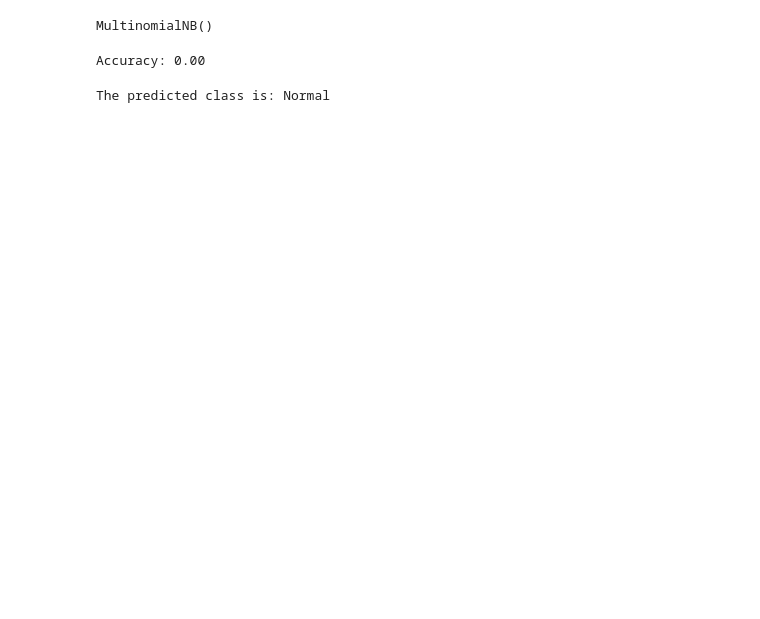
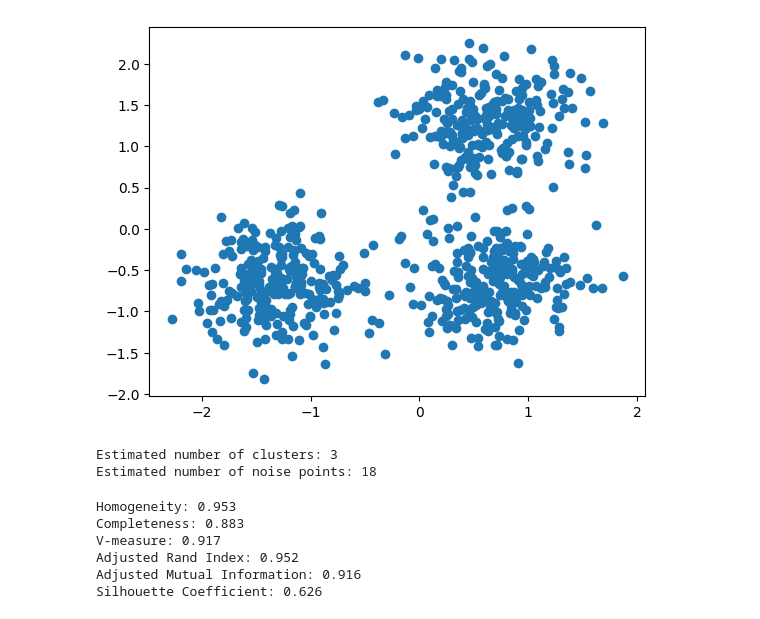
Before and after one commit to Eisawi7/date-mining-1, a Jupyter notebook: Welcome_To_Colab.ipynb, the cells around one changed output. Saved outputs shown, nothing was run; the diff lists cells and outputs as text; code cells hidden in the pictures; blank space fills up the shorter version.

```diff
--- a/Welcome_To_Colab.ipynb
+++ b/Welcome_To_Colab.ipynb
@@ -41,31 +2,0 @@ x_train, x_test, y_train, y_test = train_test_split(X, y, test_size=0.2, random_
-# %%
-from sklearn.naive_bayes import MultinomialNB
-
-
-model = MultinomialNB()
-
-model.fit(x_train, y_train)
-# %% [output]
-MultinomialNB()
-# %%
-y_pred = model.predict(x_train)
-
-
-from sklearn.metrics import accuracy_score
-
-accuracy = accuracy_score(y_test, y_pred)
-print(f"Accuracy: {accuracy:.2f}")
-# %% [output]
-Accuracy: 0.00
-# %%
-new_text = ["Dear Friend Lunch"]
-
-
-new_text_transformed = vectorizer.transform(new_text)
-
-
-prediction = model.predict(new_text_transformed)
-
-print(f"The predicted class is: {prediction[0]}")
-# %% [output]
-The predicted class is: Normal
@@ -71,0 +6,45 @@ The predicted class is: Normal
+# %%
+from sklearn.datasets import make_blobs
+from sklearn.preprocessing import StandardScaler
+centers = [[1, 1], [-1, -1], [1, -1]]
+X, labels_true = make_blobs(
+n_samples=750, centers=centers, cluster_std=0.4, random_state=0
+)
+X = StandardScaler().fit_transform(X)
+# %%
+import matplotlib.pyplot as plt
+plt.scatter(X[:, 0], X[:, 1])
+plt.show()
+# %% [output]
+[figure, added]
+# %%
+import numpy as np
+from sklearn import metrics
+from sklearn.cluster import DBSCAN
+db = DBSCAN(eps=0.3, min_samples=10).fit(X)
+labels = db.labels_
+# Number of clusters in labels, ignoring noise if present.
+n_clusters_ = len(set(labels)) - (1 if -1 in labels else 0)
+n_noise_ = list(labels).count(-1)
+print("Estimated number of clusters: %d" % n_clusters_)
+print("Estimated number of noise points: %d"%n_noise_)
+# %% [output]
+Estimated number of clusters: 3
+Estimated number of noise points: 18
+# %%
+print(f"Homogeneity: {metrics.homogeneity_score(labels_true, labels):.3f}")
+print(f"Completeness: {metrics.completeness_score(labels_true, labels):.3f}")
+print(f"V-measure: {metrics.v_measure_score(labels_true, labels):.3f}")
+print(f"Adjusted Rand Index: {metrics.adjusted_rand_score(labels_true, labels):.3f}")
+print(
+"Adjusted Mutual Information:"
+f" {metrics.adjusted_mutual_info_score(labels_true, labels):.3f}"
+)
+print(f"Silhouette Coefficient: {metrics.silhouette_score(X,labels):.3f}")
+# %% [output]
+Homogeneity: 0.953
+Completeness: 0.883
+V-measure: 0.917
+Adjusted Rand Index: 0.952
+Adjusted Mutual Information: 0.916
+Silhouette Coefficient: 0.626
```
Also changed, not shown: parts of 5 cells of this notebook.
